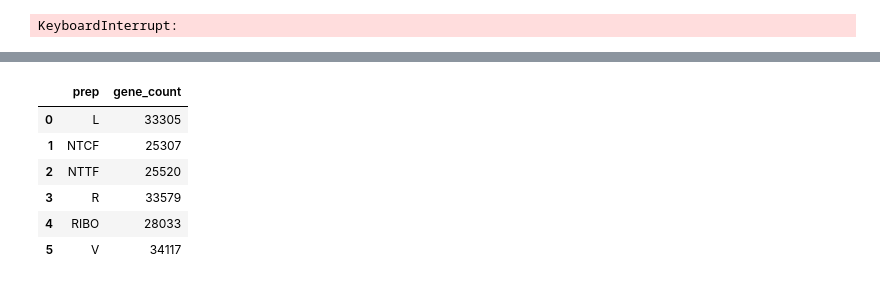
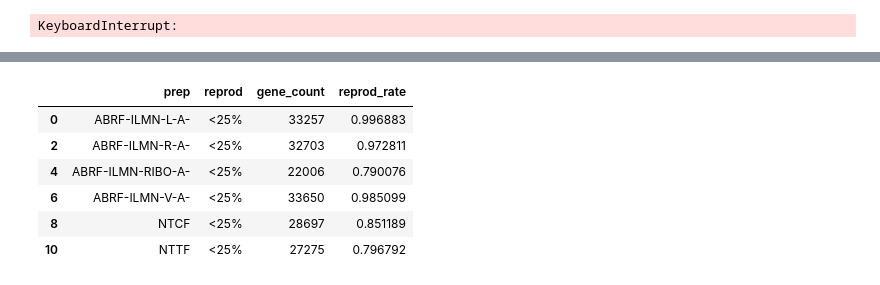
Before and after one commit to wckdouglas/tgirt_smRNA, a Jupyter notebook: scripts/reproducibility.ipynb, the cells around one changed output, grey strips where cells are left out. Cells and saved outputs as stored; diff of their text form; code cells hidden in the pictures.

```diff
--- a/scripts/reproducibility.ipynb
+++ b/scripts/reproducibility.ipynb
@@ -41,0 +31,8 @@ df.head()
+# %%
+df = pd.read_table('../data/normalized_counts.tsv') \
+    .pipe(lambda d: d[~d.Type.str.contains('rRNA')])\
+    .drop(['Name','Type'], axis=1)\
+    .rename(columns = lambda x: x.replace('.','-'))\
+    .rename(columns = {'ID':'seq_id'}) \
+    .filter(regex='-A-|NTT|NTC|seq_id')
+df.head()
@@ -42,12 +46,7 @@ df.head()
 # %%
 mv_df = df \
-    .pipe(lambda d: d[~d.Type.str.contains('rRNA')])\
-    .drop(['Name','Type'], axis=1)\
-    .rename(columns = lambda x: x.replace('.','-'))\
-    .rename(columns = {'ID':'seq_id'})\
     .pipe(pd.melt, id_vars = ['seq_id'], var_name = 'samplename', value_name = 'norm_count')\
     .assign(prep = lambda d: d.samplename.str.replace('[0-9]+$',''))\
-    .pipe(lambda d: pd.concat([d, TruSeq_data()], axis=0))\
     .groupby(['seq_id','prep'], as_index=False) \
     .agg({'norm_count':['mean','std','var',variation]})
 new_col = mv_df.columns.get_level_values(0) + mv_df.columns.get_level_values(1)
@@ -195,19 +194,17 @@ p.savefig('../figures/cv_plot.png')
 # %%
 mv_df\
     .query('norm_countmean > %i' %cutoff)\
     .assign(reprod = lambda d: np.where(d.norm_countvariation <= 0.25,'<25%','>25%')) \
     .assign(gene_count = 1)\
     .groupby(['prep','reprod'], as_index=False)\
     .agg({'gene_count':'sum'}) \
     .assign(reprod_rate = lambda d: d.groupby(['prep']).gene_count.transform(lambda x: x/x.sum())) \
-    .groupby('prep', as_index=False)\
-    .agg({'gene_count':'sum'})
-    #.query('reprod == "<25%"')
+    .query('reprod == "<25%"')
 # %% [output]
-|  | prep | gene_count |
-| 0 | L | 33305 |
-| 1 | NTCF | 25307 |
-| 2 | NTTF | 25520 |
-| 3 | R | 33579 |
-| 4 | RIBO | 28033 |
-| 5 | V | 34117 |
+|  | prep | reprod | gene_count | reprod_rate |
+| 0 | ABRF-ILMN-L-A- | <25% | 33257 | 0.996883 |
+| 2 | ABRF-ILMN-R-A- | <25% | 32703 | 0.972811 |
+| 4 | ABRF-ILMN-RIBO-A- | <25% | 22006 | 0.790076 |
+| 6 | ABRF-ILMN-V-A- | <25% | 33650 | 0.985099 |
+| 8 | NTCF | <25% | 28697 | 0.851189 |
+| 10 | NTTF | <25% | 27275 | 0.796792 |
```
Also changed, not shown: parts of 7 cells of this notebook, 2 other files.
